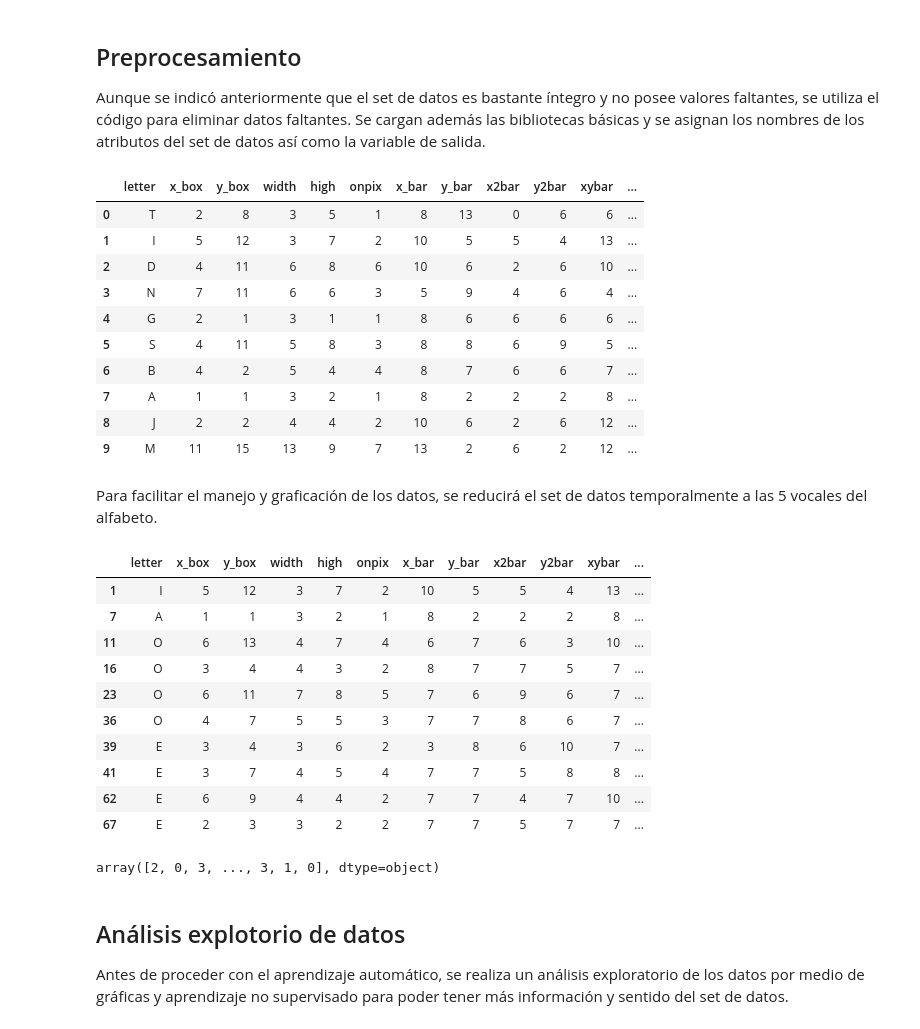
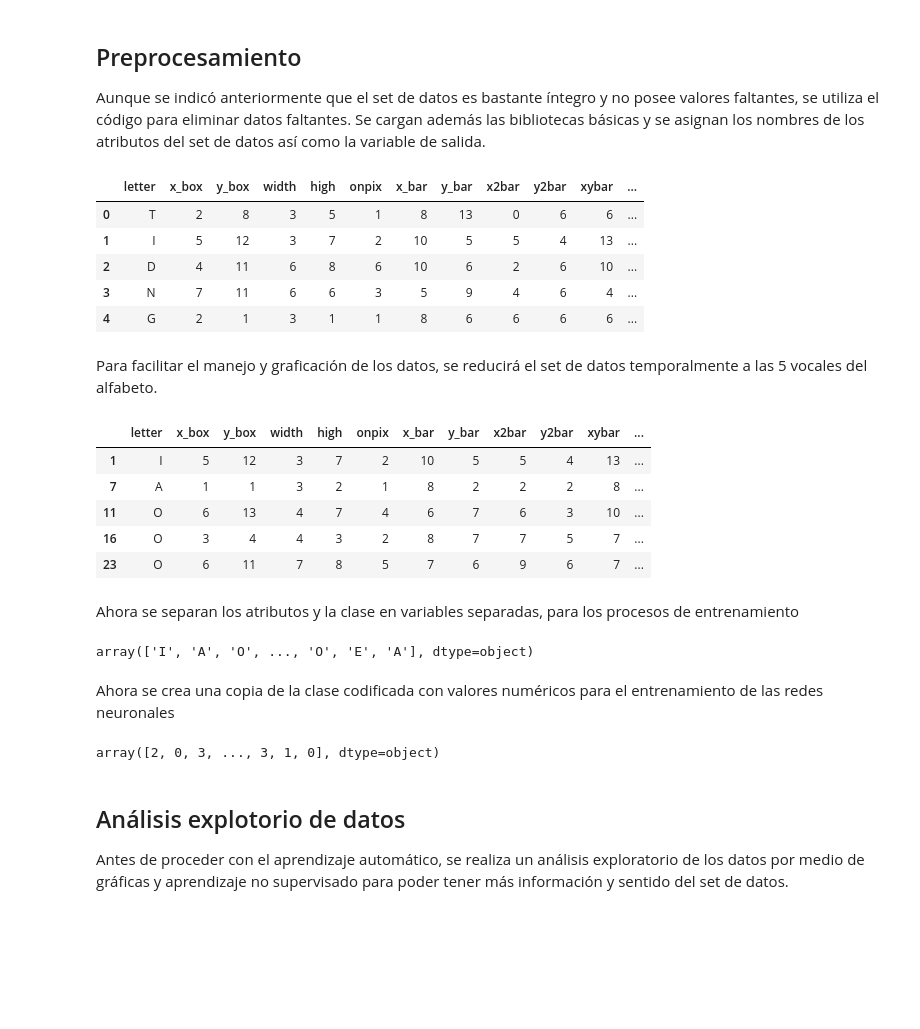
Before and after one commit to dkohkemper/pattern_recognition, a Jupyter notebook: proyecto_final/proyecto_final.ipynb, the cells around one changed output. Cells and saved outputs as stored; diff of their text form; code cells hidden in the pictures; blank space fills up the shorter version.

```diff
--- a/proyecto_final/proyecto_final.ipynb
+++ b/proyecto_final/proyecto_final.ipynb
@@ -80,45 +80,47 @@ Aunque se indicó anteriormente que el set de datos es bastante íntegro y no po
 # Import necessary libraries
 import pandas as pd
 import numpy as np
 import matplotlib.pyplot as plt
+from sklearn import preprocessing
+from sklearn.model_selection import train_test_split
+from sklearn import neighbors
+from sklearn.neighbors import KNeighborsClassifier
+from sklearn.tree import DecisionTreeClassifier
 
-# Se apagan los warnings para evitar las alertas de posibles cambios de versión en Python3
+# Ignore warnings
 import warnings
 warnings.filterwarnings('ignore', category=UserWarning, append=True)
 
 # URL address of data set
 url = "https://archive.ics.uci.edu/ml/machine-learning-databases/letter-recognition/letter-recognition.data"
 
 # Define header of dataset, obtain this information from dataset information
+# This is taken from the data set itself
 header = ['letter', 'x_box', 'y_box', 'width','high','onpix','x_bar','y_bar','x2bar','y2bar','xybar','x2ybr','xy2br','x_ege','xegvy','y_ege', 'yegvx']
 
 # load dataset as csv file
 df = pd.read_csv("data/letter_recognition.data",header=None,names=header)
 
 # if dataset has '?' in it, convert these into NaN
 df = df.replace('?', np.nan)
 # drop the NaN
 df = df.dropna(axis=0, how="any")
 
 # Print some values of the data set
-df.head(10)
+df.head(5)
 # %% [output]
 |  | letter | x_box | y_box | width | high | onpix | x_bar | y_bar | x2bar | y2bar | xybar | ... |
 | 0 | T | 2 | 8 | 3 | 5 | 1 | 8 | 13 | 0 | 6 | 6 | ... |
 | 1 | I | 5 | 12 | 3 | 7 | 2 | 10 | 5 | 5 | 4 | 13 | ... |
 | 2 | D | 4 | 11 | 6 | 8 | 6 | 10 | 6 | 2 | 6 | 10 | ... |
 | 3 | N | 7 | 11 | 6 | 6 | 3 | 5 | 9 | 4 | 6 | 4 | ... |
 | 4 | G | 2 | 1 | 3 | 1 | 1 | 8 | 6 | 6 | 6 | 6 | ... |
-| 5 | S | 4 | 11 | 5 | 8 | 3 | 8 | 8 | 6 | 9 | 5 | ... |
-| 6 | B | 4 | 2 | 5 | 4 | 4 | 8 | 7 | 6 | 6 | 7 | ... |
-| 7 | A | 1 | 1 | 3 | 2 | 1 | 8 | 2 | 2 | 2 | 8 | ... |
-| 8 | J | 2 | 2 | 4 | 4 | 2 | 10 | 6 | 2 | 6 | 12 | ... |
-| 9 | M | 11 | 15 | 13 | 9 | 7 | 13 | 2 | 6 | 2 | 12 | ... |
 # %% [markdown]
 Para facilitar el manejo y graficación de los datos, se reducirá el set de datos temporalmente a las 5 vocales del alfabeto.
 # %%
 df = df[(df.letter == 'A') | (df.letter == 'E') | (df.letter == 'I') | (df.letter == 'O') | (df.letter == 'U')]
-df.head(10)
+
+df.head(5)
 # %% [output]
 |  | letter | x_box | y_box | width | high | onpix | x_bar | y_bar | x2bar | y2bar | xybar | ... |
 | 1 | I | 5 | 12 | 3 | 7 | 2 | 10 | 5 | 5 | 4 | 13 | ... |
@@ -126,13 +128,10 @@ df.head(10)
 | 11 | O | 6 | 13 | 4 | 7 | 4 | 6 | 7 | 6 | 3 | 10 | ... |
 | 16 | O | 3 | 4 | 4 | 3 | 2 | 8 | 7 | 7 | 5 | 7 | ... |
 | 23 | O | 6 | 11 | 7 | 8 | 5 | 7 | 6 | 9 | 6 | 7 | ... |
-| 36 | O | 4 | 7 | 5 | 5 | 3 | 7 | 7 | 8 | 6 | 7 | ... |
-| 39 | E | 3 | 4 | 3 | 6 | 2 | 3 | 8 | 6 | 10 | 7 | ... |
-| 41 | E | 3 | 7 | 4 | 5 | 4 | 7 | 7 | 5 | 8 | 8 | ... |
-| 62 | E | 6 | 9 | 4 | 4 | 2 | 7 | 7 | 4 | 7 | 10 | ... |
-| 67 | E | 2 | 3 | 3 | 2 | 2 | 7 | 7 | 5 | 7 | 7 | ... |
+# %% [markdown]
+Ahora se separan los atributos y la clase en variables separadas, para los procesos de entrenamiento
 # %%
-from sklearn import preprocessing
+# from sklearn import preprocessing
 
 # Make a list of features only
 features = ['x_box', 'y_box', 'width','high','onpix','x_bar','y_bar','x2bar','y2bar','xybar','x2ybr','xy2br','x_ege','xegvy','y_ege', 'yegvx']
@@ -141,21 +140,28 @@ features = ['x_box', 'y_box', 'width','high','onpix','x_bar','y_bar','x2bar','y2
 input_features = df.loc[:,features].values
 output_class   = df.loc[:,['letter']].values
 # Squeeze output into one single column
-output_class = output_class.ravel()
+output_class     = output_class.ravel()
 
-le = preprocessing.LabelEncoder()
-output_class[:] = le.fit_transform(output_class[:])
-
+# Print variable to verify classes are letters
 output_class
-
-from sklearn.model_selection import train_test_split
-
-# Separate data intro training and test sets
-x_train, x_test, y_train, y_test = train_test_split(input_features, output_class, test_size=0.20, random_state=50)
-
-output_class
 # %% [output]
-array([2, 0, 3, ..., 3, 1, 0], dtype=object)
+array(['I', 'A', 'O', ..., 'O', 'E', 'A'], dtype=object)
+# %% [markdown]
+Ahora se crea una copia de la clase codificada con valores numéricos para el entrenamiento de las redes neuronales
+# %%
+# Make a compy of class values (letters at this points)
+output_class_num = df.loc[:,['letter']].values
+# Squeeze output into one single column
+output_class_num= output_class_num.ravel()
+
+# Apply label encoder to convert letters to numbers (this will be needed for the neural network)
+le = preprocessing.LabelEncoder()
+output_class_num[:] = le.fit_transform(output_class_num[:])
+
+# Print variable to verify classes are numbers
+output_class_num
+# %% [output]
+array([2, 0, 3, ..., 3, 1, 0], dtype=object)
 # %% [markdown]
 ## Análisis explotorio de datos
 
```
Also changed, not shown: parts of 27 cells of this notebook.
